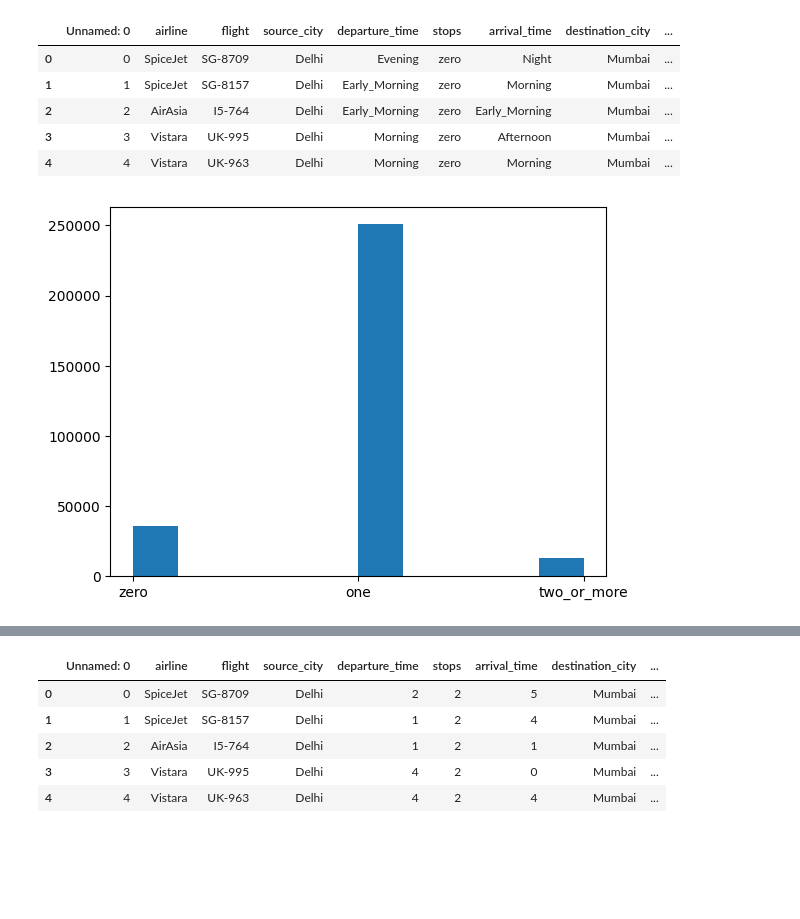
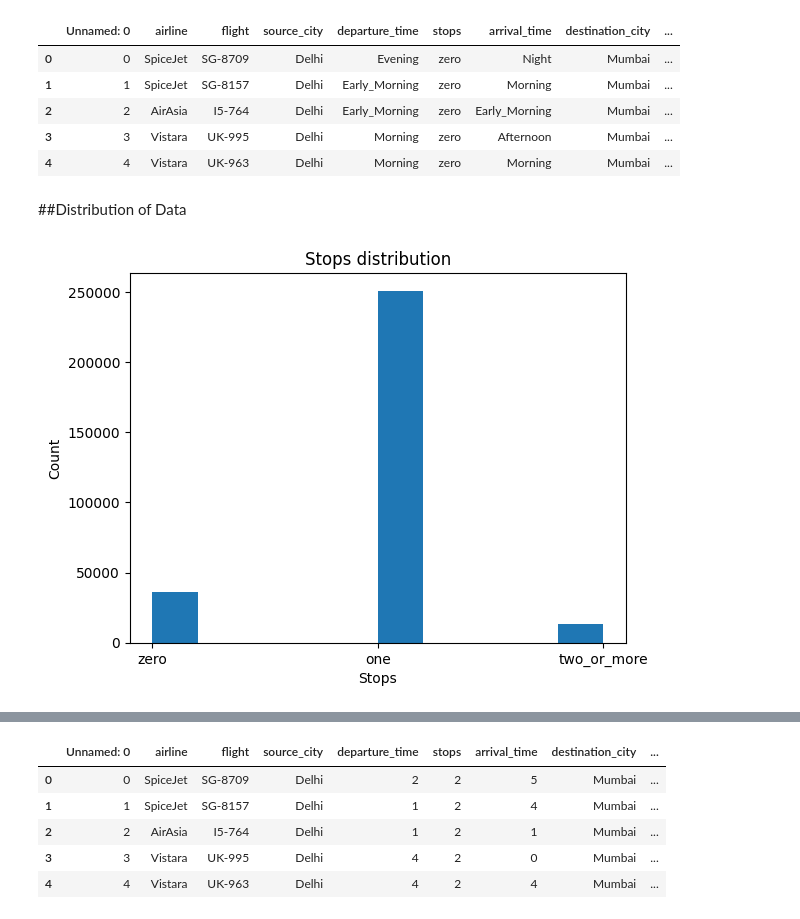
Before and after one commit to jadrzy/ProjectPythonForMachineLearning, a Jupyter notebook: notebooks/InitialDataAnalysis.ipynb, the cells around one changed output, grey strips where cells are left out. Saved outputs shown, nothing was run; the diff lists cells and outputs as text; code cells hidden in the pictures; blank space fills up the shorter version.

```diff
--- a/notebooks/InitialDataAnalysis.ipynb
+++ b/notebooks/InitialDataAnalysis.ipynb
@@ -50,6 +56,7 @@ https://www.kaggle.com/code/nimapourmoradi/airlineprice-regression
 import pandas as pd
 
 data=pd.read_csv("/content/PythonForMachineLearning/datasets/Clean_Dataset.csv")
+data1=data.copy()
 data.head()
 # %% [output]
 |  | Unnamed: 0 | airline | flight | source_city | departure_time | stops | arrival_time | destination_city | ... |
@@ -58,8 +65,13 @@ data.head()
 | 2 | 2 | AirAsia | I5-764 | Delhi | Early_Morning | zero | Early_Morning | Mumbai | ... |
 | 3 | 3 | Vistara | UK-995 | Delhi | Morning | zero | Afternoon | Mumbai | ... |
 | 4 | 4 | Vistara | UK-963 | Delhi | Morning | zero | Morning | Mumbai | ... |
+# %% [markdown]
+##Distribution of Data
 # %%
-plt.hist(data['stops'])
+plt.hist(data1['stops'])
+plt.title('Stops distribution')
+plt.xlabel('Stops')
+plt.ylabel('Count')
 plt.show()
 # %% [output]
-[figure, old version]
+[figure, new version]
```
Also changed, not shown: parts of 32 cells of this notebook.
